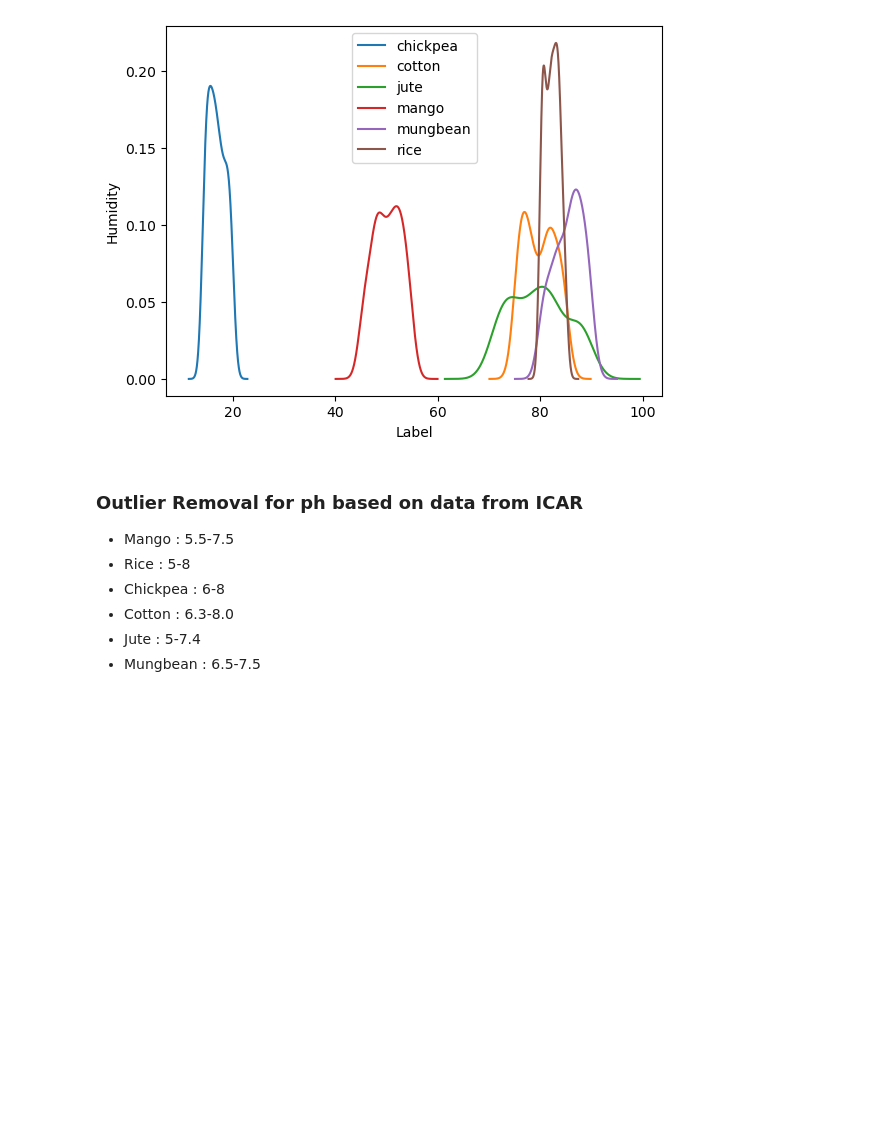
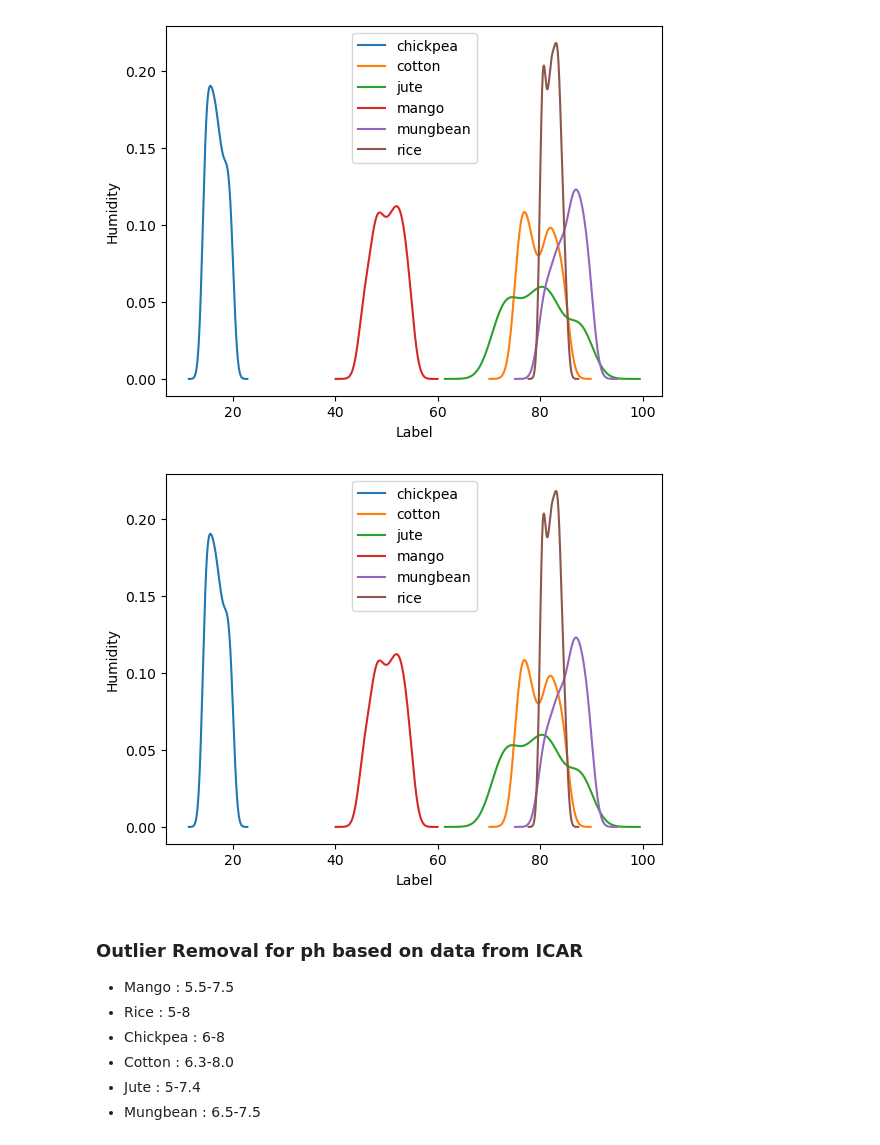
Before and after one commit to Kaito117/CropRecommender, a Jupyter notebook: try_crop.ipynb, the cells around one changed output. Drawn from its saved outputs; the diff is of its cells as text; code cells hidden in the pictures; blank space fills up the shorter version.

```diff
--- a/try_crop.ipynb
+++ b/try_crop.ipynb
@@ -213,6 +213,10 @@ plot_data_after_grouping('rainfall')
 plot_data_after_grouping('humidity')
 # %% [output]
 [figure]
+# %%
+plot_data_after_grouping('humidity')
+# %% [output]
+[figure, added]
 # %% [markdown]
 ### Outlier Removal for ph based on data from ICAR
 
```
Also changed, not shown: parts of 14 cells of this notebook, 3 other files.
